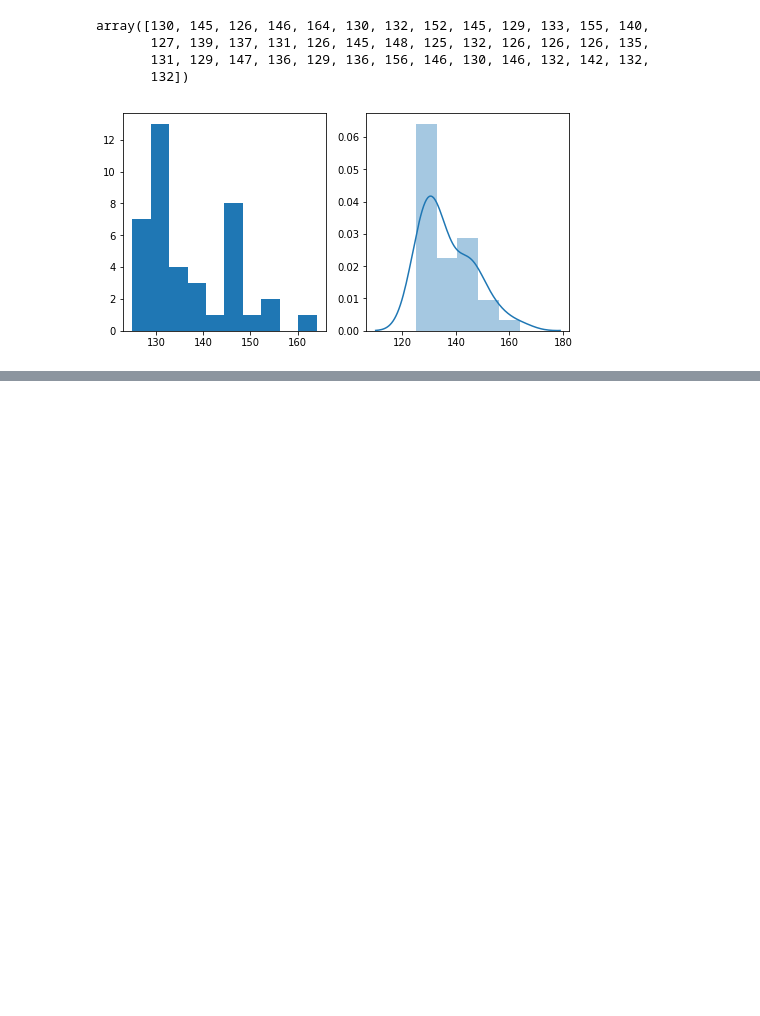
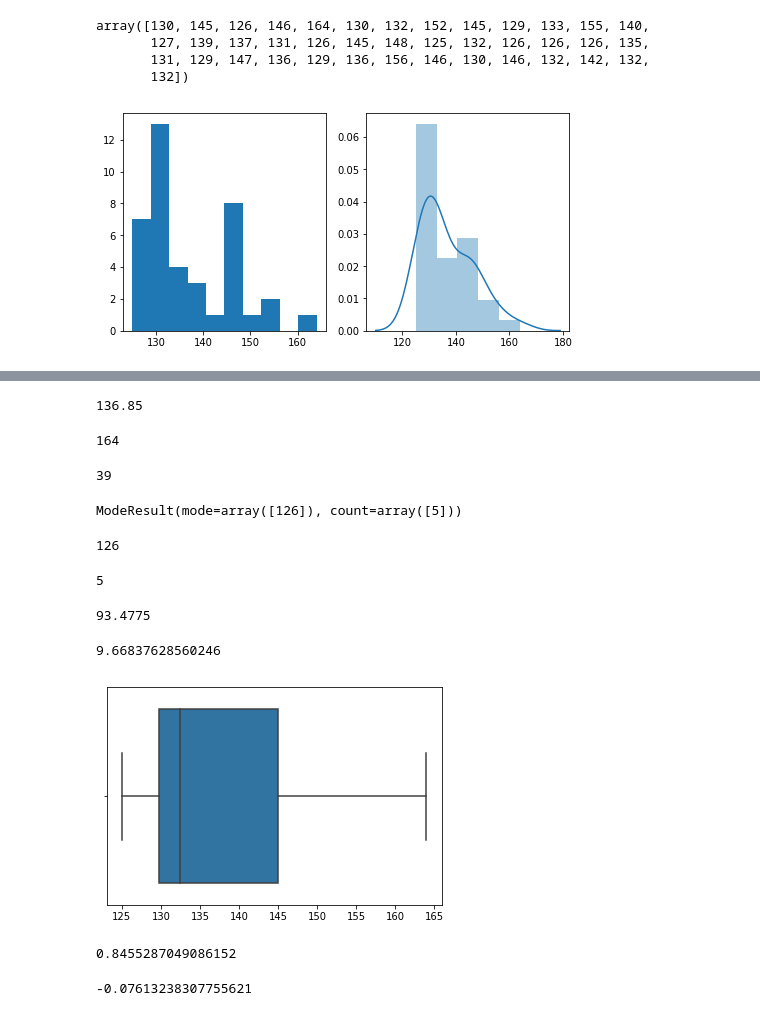
Before and after one commit to dieptran43/Basic_Mathematics, a Jupyter notebook: Unit_05_Statistic/Ex2_Descriptive_Statictics_Life_Of_Battery.ipynb, the cells around one changed output, grey strips where cells are left out. Cells and saved outputs as stored; diff of their text form; code cells hidden in the pictures; blank space fills up the shorter version.

```diff
--- a/Unit_05_Statistic/Ex2_Descriptive_Statictics_Life_Of_Battery.ipynb
+++ b/Unit_05_Statistic/Ex2_Descriptive_Statictics_Life_Of_Battery.ipynb
@@ -50,0 +86,40 @@ plt.show()
+# %%
+life_array.mean()
+# %% [output]
+136.85
+# %%
+life_array.max()
+# %% [output]
+164
+# %%
+np.ptp(life_array)
+# %% [output]
+39
+# %%
+life_mode = stats.mode(life_array)
+life_mode
+# %% [output]
+ModeResult(mode=array([126]), count=array([5]))
+# %%
+life_mode[0][0]
+# %% [output]
+126
+# %%
+life_mode[1][0]
+# %% [output]
+5
+# %%
+#variance
+np.var(life_array)
+# %% [output]
+93.4775
+# %%
+np.std(life_array)
+# %% [output]
+9.66837628560246
+# %%
+#Vẽ boxplot, tìm outlier
+sns.boxplot(life_array)
+plt.show()
+# %% [output]
+[figure, added]
@@ -50,0 +128,6 @@ plt.show()
+# %%
+# Tìm độ xiên(skewness) của life_array. Nhận xét kết quả
+skew_life = stats.skew(life_array)
+skew_life
+# %% [output]
+0.8455287049086152
@@ -50,0 +136,6 @@ plt.show()
+# %%
+#Tìm độ nhọn Kurtosis của life_array. Nhận xét kết quả.
+kur_life = stats.kurtosis(life_array) # mặc định Fisher = true thì kur = 3
+kur_life
+# %% [output]
+-0.07613238307755621
```
Also changed, not shown: parts of 34 cells of this notebook, 2 other files.
